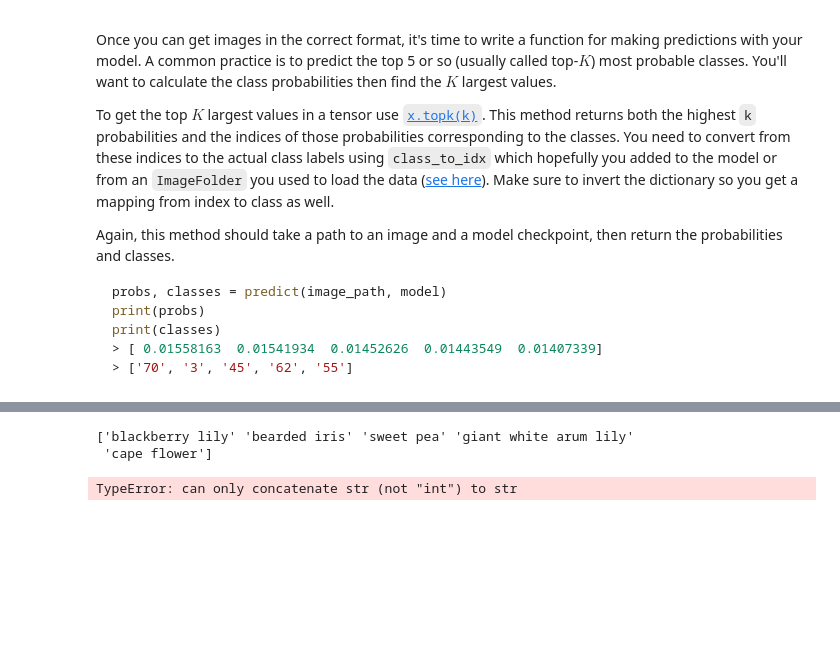
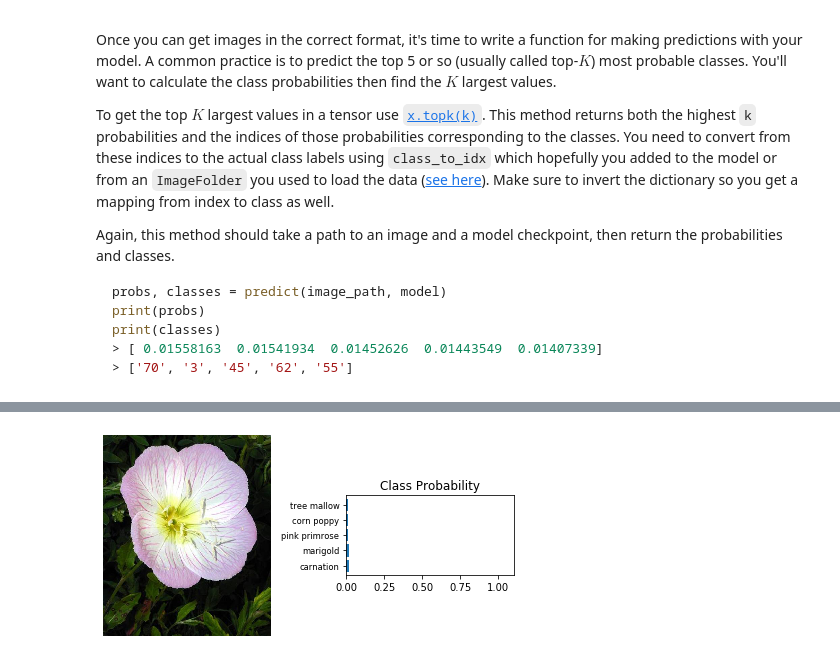
Before and after one commit to vasilkosturski/udacity-ml-intro, a Jupyter notebook: neural-networks/image-classifier/src/Image Classifier Project.ipynb, the cells around one changed output, grey strips where cells are left out. Cells and saved outputs as stored; diff of their text form; code cells hidden in the pictures; blank space fills up the shorter version.

Commit message:
Classes to label names mapping completed

```diff
--- a/neural-networks/image-classifier/src/Image Classifier Project.ipynb
+++ b/neural-networks/image-classifier/src/Image Classifier Project.ipynb
@@ -449,36 +448,35 @@ You can convert from the class integer encoding to actual flower names with the
 # %%
 def view_classify(img, ps, labels):
     ''' Function for viewing an image and it's predicted classes.
     '''
     ps = ps.data.numpy().squeeze()
 
     fig, (ax1, ax2) = plt.subplots(figsize=(6,9), ncols=2)
     ax1.imshow(img)
     ax1.axis('off')
     ax2.barh(np.arange(5), ps)
     ax2.set_aspect(0.1)
     ax2.set_yticks(np.arange(5))
     ax2.set_yticklabels(labels, size='small');
     ax2.set_title('Class Probability')
     ax2.set_xlim(0, 1.1)
 
     plt.tight_layout()
 
 top_propabilities = top_k.to('cpu')
 
 top_indices = top_class.to('cpu').numpy()
-to_classes = np.array([lambda x: model.class_to_idx[x] for x in top_classes])np.array([lambda x: model.class_to_idx[x] for x in top_classes])
-to_names =
 
-print(top_classes)
+idx_to_class = {y: x for x, y in model.class_to_idx.items()}
 
-to_name = lambda cl: cat_to_name[str(cl+1)] # TODO Review and use class_to_idx
-top_classes = np.array([to_name(x) for x in top_classes])
+to_classes = lambda x: idx_to_class[x]
+classes = np.array([to_classes(x) for x in top_indices])
+
+to_names = lambda x: cat_to_name[x]
+names = np.array([to_names(x) for x in classes])
 
 img = mpimg.imread("flowers/test/1/image_06743.jpg")
 
-view_classify(img, top_propabilities, top_classes)
+view_classify(img, top_propabilities, names)
 # %% [output]
-['blackberry lily' 'bearded iris' 'sweet pea' 'giant white arum lily'
- 'cape flower']
-TypeError: can only concatenate str (not "int") to str
+[figure, added]
```
Also changed, not shown: parts of 5 cells of this notebook.
